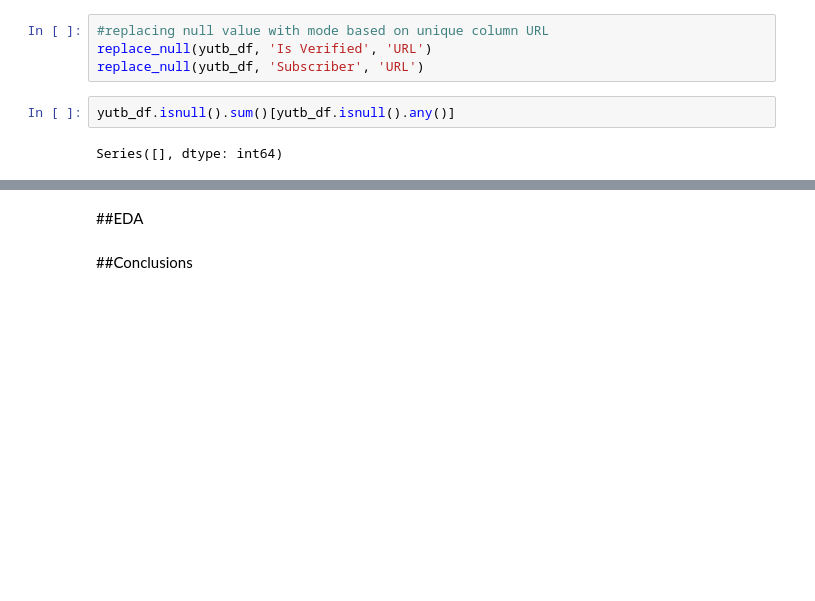
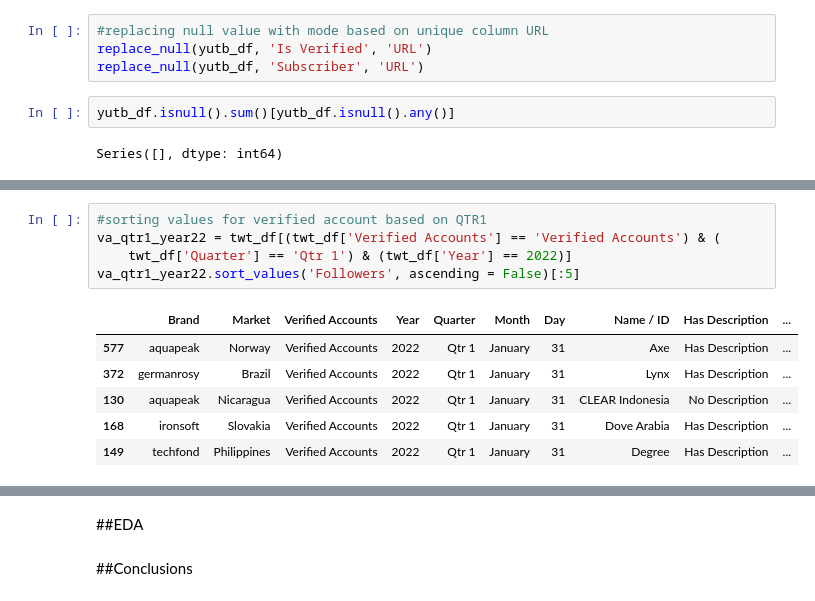
Before and after one commit to abhinav4201/Data-Analysis-EDA, a Jupyter notebook: Uptitude_Technical_Test.ipynb, the cells around one changed output, grey strips where cells are left out. Saved outputs shown, nothing was run; the diff lists cells and outputs as text; blank space fills up the shorter version.

```diff
--- a/Uptitude_Technical_Test.ipynb
+++ b/Uptitude_Technical_Test.ipynb
@@ -512,0 +566,12 @@ Series([], dtype: int64)
+# %%
+#sorting values for verified account based on QTR1
+va_qtr1_year22 = twt_df[(twt_df['Verified Accounts'] == 'Verified Accounts') & (
+    twt_df['Quarter'] == 'Qtr 1') & (twt_df['Year'] == 2022)]
+va_qtr1_year22.sort_values('Followers', ascending = False)[:5]
+# %% [output]
+|  | Brand | Market | Verified Accounts | Year | Quarter | Month | Day | Name / ID | Has Description | ... |
+| 577 | aquapeak | Norway | Verified Accounts | 2022 | Qtr 1 | January | 31 | Axe | Has Description | ... |
+| 372 | germanrosy | Brazil | Verified Accounts | 2022 | Qtr 1 | January | 31 | Lynx | Has Description | ... |
+| 130 | aquapeak | Nicaragua | Verified Accounts | 2022 | Qtr 1 | January | 31 | CLEAR Indonesia | No Description | ... |
+| 168 | ironsoft | Slovakia | Verified Accounts | 2022 | Qtr 1 | January | 31 | Dove Arabia | Has Description | ... |
+| 149 | techfond | Philippines | Verified Accounts | 2022 | Qtr 1 | January | 31 | Degree | Has Description | ... |
```
Also changed, not shown: parts of 8 cells of this notebook.
